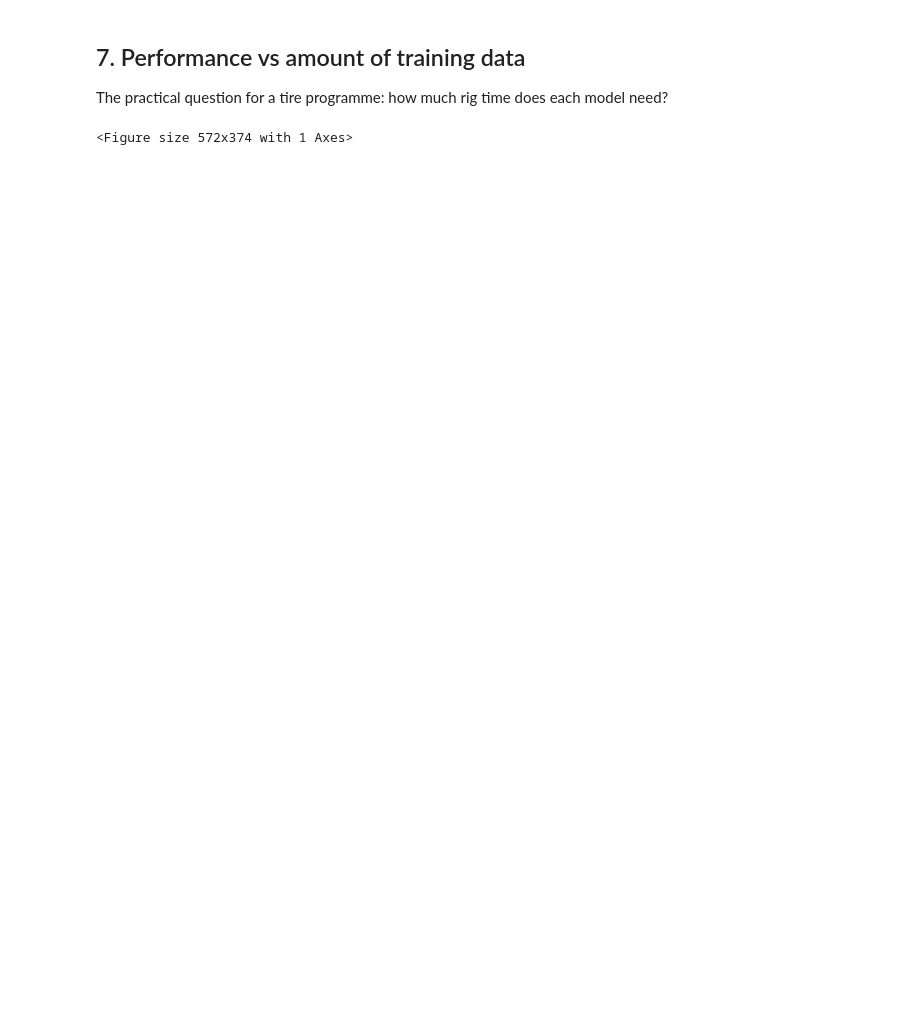
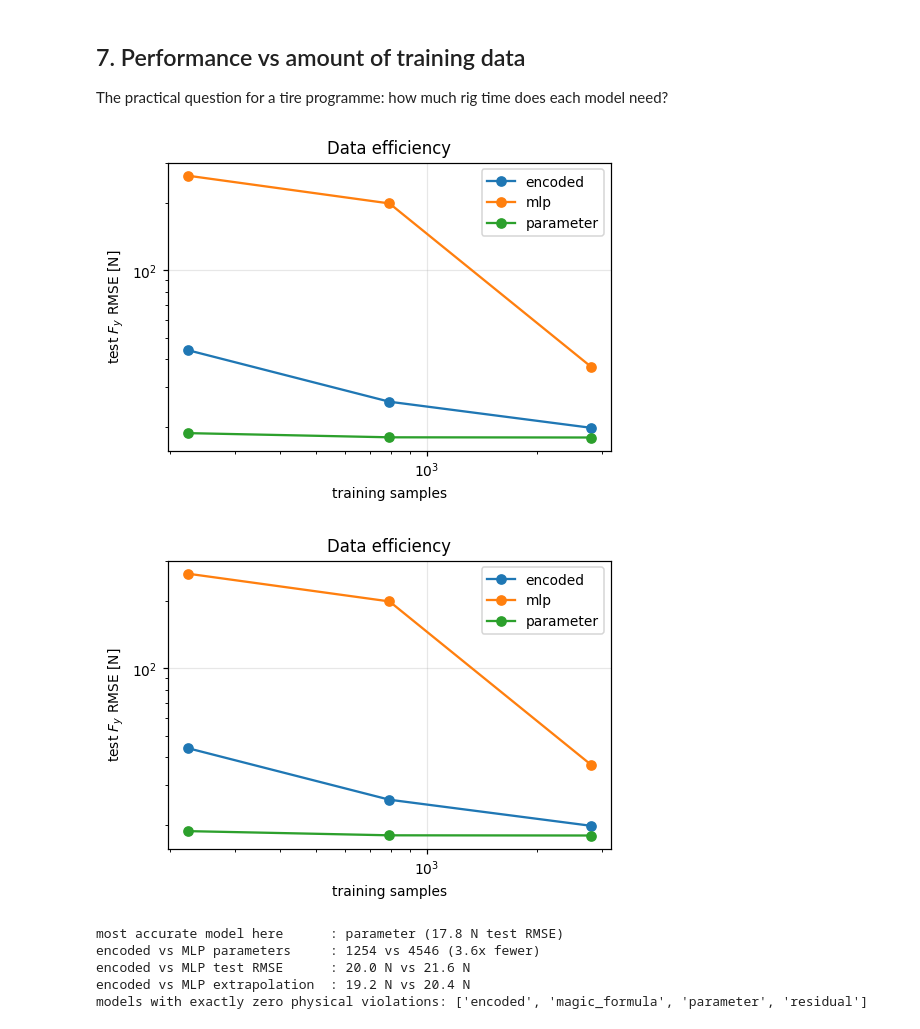
Before and after one commit to agpoks/tire_physics_nn, a Jupyter notebook: notebooks/01_encoded_tire_force.ipynb, the cells around one changed output. Cells and saved outputs as stored; diff of their text form; code cells hidden in the pictures; blank space fills up the shorter version.

```diff
--- a/notebooks/01_encoded_tire_force.ipynb
+++ b/notebooks/01_encoded_tire_force.ipynb
@@ -233,27 +272,44 @@ The practical question for a tire programme: how much rig time does each model n
 # %%
 from tire_nn.evaluation import learning_curve_sizes
 
-sizes = learning_curve_sizes(len(train_df), points=4, min_frac=0.05)
+sizes = learning_curve_sizes(len(train_df), points=3, min_frac=0.08)
 curve = []
 for n in sizes:
     subset = train_df.iloc[:n]
     for name in ("mlp", "encoded", "parameter"):
         cls = {"mlp": MLPTireModel, "encoded": EncodedTireNet, "parameter": ParameterTireNet}[name]
         m = cls()
         train_model(m, make_ds(subset), make_ds(val_df),
-                    TrainConfig(**{**base, "epochs": 40, "patience": 15}), verbose=False)
+                    TrainConfig(**{**base, "epochs": 30, "patience": 10}), verbose=False)
         curve.append({"n_train": n, "model": name,
                       "test_Fy_rmse": evaluate_on(m.eval(), test_df, ("Fy",))["Fy_rmse"]})
 curve = pd.DataFrame(curve)
 fig, ax = plt.subplots(figsize=(5.2, 3.4))
 for name, g in curve.groupby("model"):
     ax.plot(g["n_train"], g["test_Fy_rmse"], "o-", label=name)
 ax.set_xscale("log"); ax.set_yscale("log")
 ax.set_xlabel("training samples"); ax.set_ylabel("test $F_y$ RMSE [N]")
 ax.set_title("Data efficiency"); ax.legend()
 fig
 # %% [output]
-<Figure size 572x374 with 1 Axes>
+[figure, added]
+[figure, added]
+# %%
+best = summary.sort_values("test_Fy_rmse").iloc[0]
+enc, mlp_row = pen.loc["encoded"], pen.loc["mlp"]
+print(f"most accurate model here      : {best['model']} ({best['test_Fy_rmse']:.1f} N test RMSE)")
+print(f"encoded vs MLP parameters     : {enc['params']:.0f} vs {mlp_row['params']:.0f} "
+      f"({mlp_row['params'] / enc['params']:.1f}x fewer)")
+print(f"encoded vs MLP test RMSE      : {enc['test_Fy_rmse']:.1f} N vs {mlp_row['test_Fy_rmse']:.1f} N")
+print(f"encoded vs MLP extrapolation  : {enc['extrap_Fy_rmse']:.1f} N vs {mlp_row['extrap_Fy_rmse']:.1f} N")
+print(f"models with exactly zero physical violations: "
+      f"{sorted(summary.loc[(summary[['zero_slip_force','sym_violation_y','envelope_violation_mu1.1']].max(axis=1) < 1e-6), 'model'])}")
+# %% [output]
+most accurate model here      : parameter (17.8 N test RMSE)
+encoded vs MLP parameters     : 1254 vs 4546 (3.6x fewer)
+encoded vs MLP test RMSE      : 20.0 N vs 21.6 N
+encoded vs MLP extrapolation  : 19.2 N vs 20.4 N
+models with exactly zero physical violations: ['encoded', 'magic_formula', 'parameter', 'residual']
 # %% [markdown]
 ## Takeaways
 
```
Also changed, not shown: parts of 13 cells of this notebook, 5 other files.
